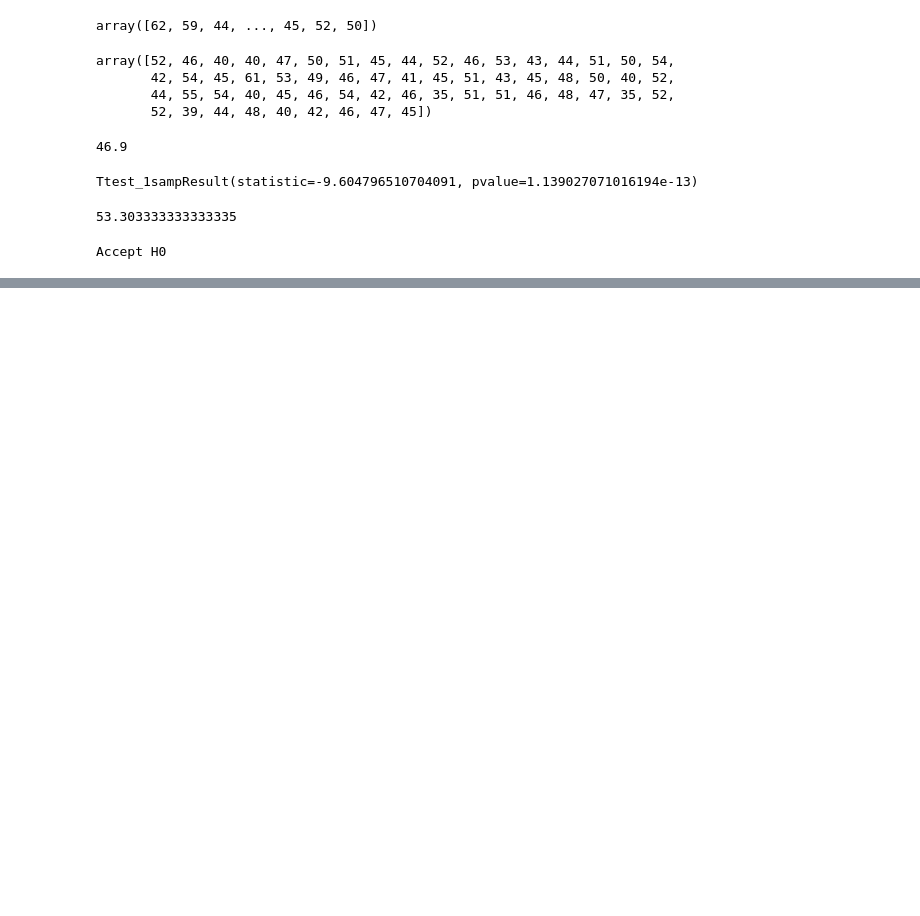
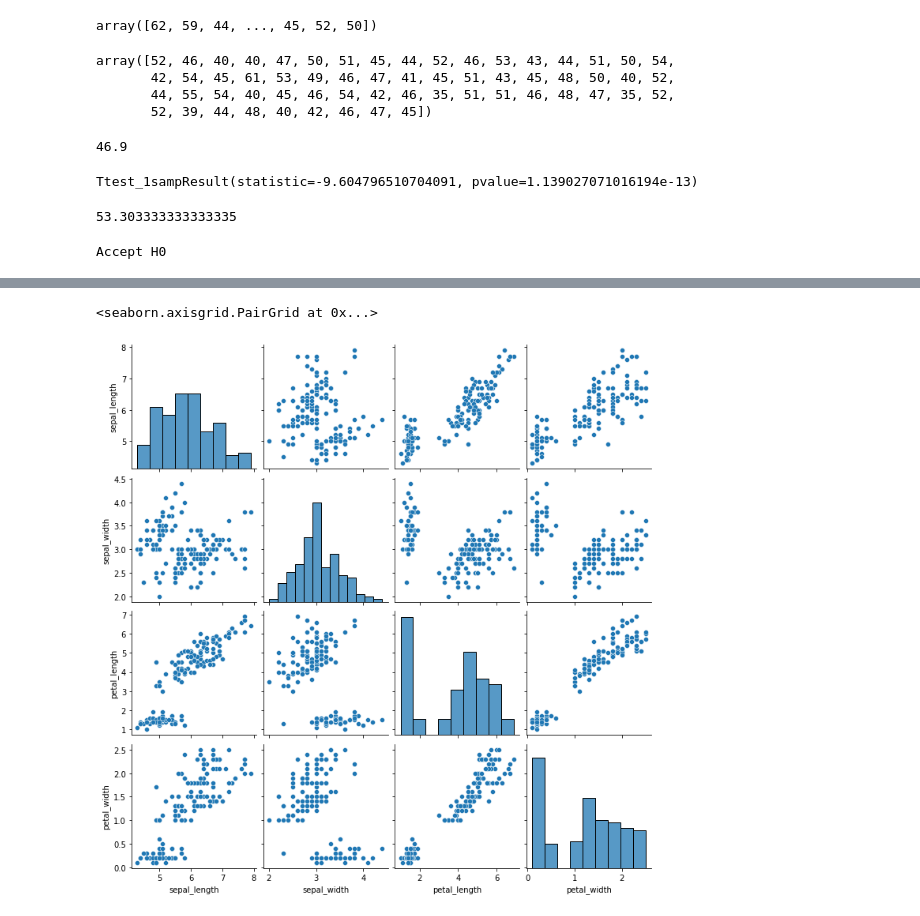
Before and after one commit to Piyush-Choudhary3757/Statistics-ineuron.ai-course-Mega-Community-Live, a Jupyter notebook: Code/STASTICS-#DAY-6 ADVANCE STATISTICS WITH Python(Z-test, t - test ).ipynb, the cells around one changed output, grey strips where cells are left out. Cells and saved outputs as stored; diff of their text form; code cells hidden in the pictures; blank space fills up the shorter version.

```diff
--- a/Code/STASTICS-#DAY-6 ADVANCE STATISTICS WITH Python(Z-test, t - test ).ipynb
+++ b/Code/STASTICS-#DAY-6 ADVANCE STATISTICS WITH Python(Z-test, t - test ).ipynb
@@ -87,0 +90,2 @@ Accept H0
+# %%
+df = sns.load_dataset('iris')
@@ -87,0 +109,5 @@ Accept H0
+# %%
+sns.pairplot(df)
+# %% [output]
+<seaborn.axisgrid.PairGrid at 0x...>
+[figure, added]
```
Also changed, not shown: parts of 3 cells of this notebook.
